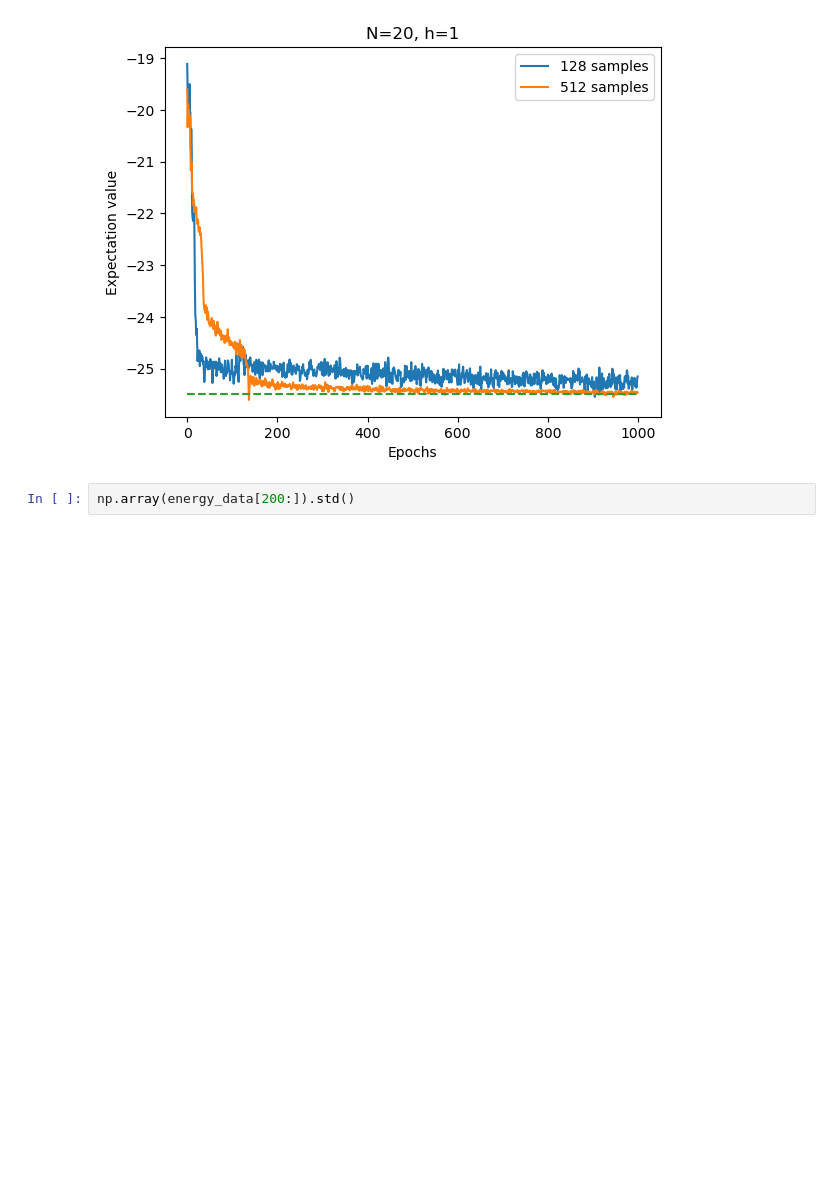
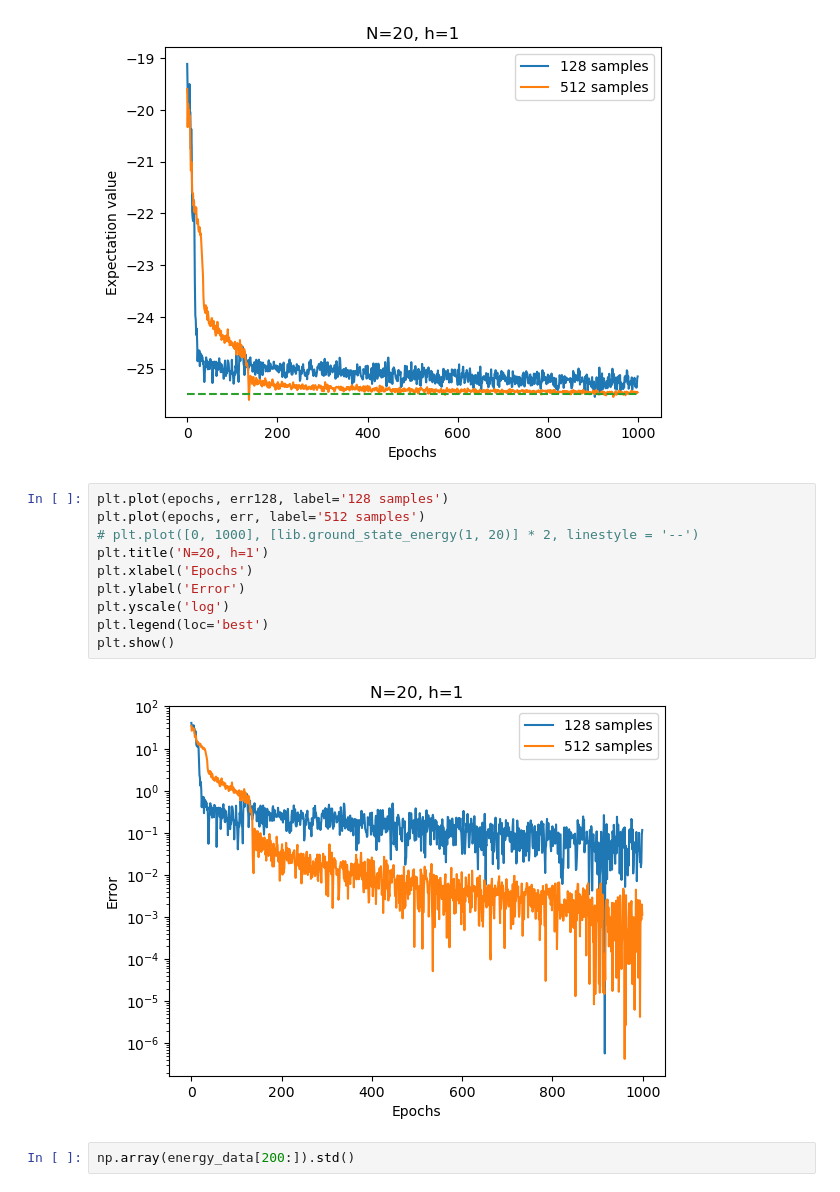
Before and after one commit to tlin06/kans_urop, a Jupyter notebook: MLP_MC/zhuo_parse.ipynb, the cells around one changed output. Drawn from its saved outputs; the diff is of its cells as text; blank space fills up the shorter version.

```diff
--- a/MLP_MC/zhuo_parse.ipynb
+++ b/MLP_MC/zhuo_parse.ipynb
@@ -71,6 +91,18 @@ plt.legend(loc='best')
 plt.show()
 # %% [output]
 [figure]
+# %%
+plt.plot(epochs, err128, label='128 samples')
+plt.plot(epochs, err, label='512 samples')
+# plt.plot([0, 1000], [lib.ground_state_energy(1, 20)] * 2, linestyle = '--')
+plt.title('N=20, h=1')
+plt.xlabel('Epochs')
+plt.ylabel('Error')
+plt.yscale('log')
+plt.legend(loc='best')
+plt.show()
+# %% [output]
+[figure, added]
 # %%
 np.array(energy_data[200:]).std()
 # %% [output]
```
Also changed, not shown: parts of 2 cells of this notebook, 40 other files.
